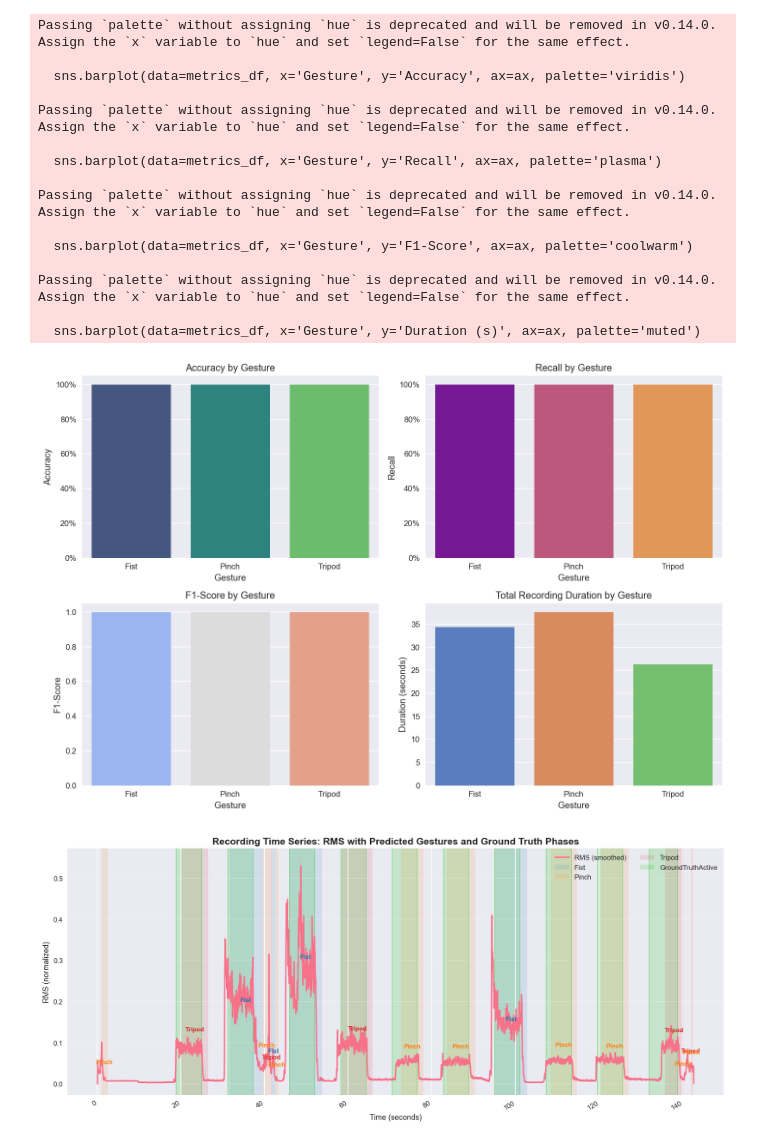
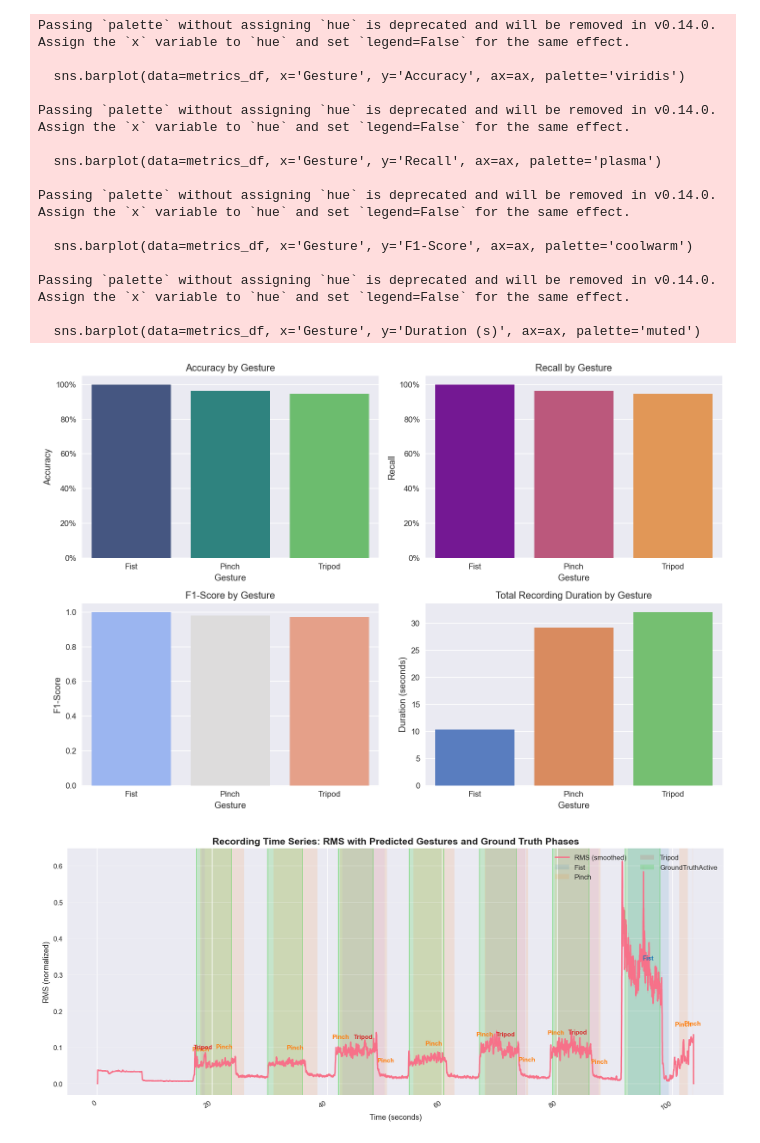
Before and after one commit to PaulZwie/playagain_pipeline, a Jupyter notebook: playagain_pipeline/performance_assessment/performance_assessment.ipynb, the cells around one changed output. Saved outputs shown, nothing was run; the diff lists cells and outputs as text; code cells hidden in the pictures.

```diff
--- a/playagain_pipeline/performance_assessment/performance_assessment.ipynb
+++ b/playagain_pipeline/performance_assessment/performance_assessment.ipynb
@@ -22,8 +22,8 @@ CANONICAL_LABELS = ["Rest", "Fist", "Pinch", "Tripod"]  # display order
 
 # ── Select specific recording to analyse ──────────────────────────────────────
 # Set the subject and session folder name (without paths)
-TARGET_SUBJECT = "VP_01"
-TARGET_SESSION = "game_2026-03-24_09-00-13"
+TARGET_SUBJECT = "VP_00"
+TARGET_SESSION = "game_2026-03-24_09-38-02"
 
 # Construct paths directly
 session_dir = DATA_ROOT / TARGET_SUBJECT / TARGET_SESSION
@@ -507,17 +507,17 @@ Passing `palette` without assigning `hue` is deprecated and will be removed in v
 Passing `palette` without assigning `hue` is deprecated and will be removed in v0.14.0. Assign the `x` variable to `hue` and set `legend=False` for the same effect.
 
   sns.barplot(data=metrics_df, x='Gesture', y='Accuracy', ax=ax, palette='viridis')
 
 Passing `palette` without assigning `hue` is deprecated and will be removed in v0.14.0. Assign the `x` variable to `hue` and set `legend=False` for the same effect.
 
   sns.barplot(data=metrics_df, x='Gesture', y='Recall', ax=ax, palette='plasma')
 
 Passing `palette` without assigning `hue` is deprecated and will be removed in v0.14.0. Assign the `x` variable to `hue` and set `legend=False` for the same effect.
 
   sns.barplot(data=metrics_df, x='Gesture', y='F1-Score', ax=ax, palette='coolwarm')
 
 Passing `palette` without assigning `hue` is deprecated and will be removed in v0.14.0. Assign the `x` variable to `hue` and set `legend=False` for the same effect.
 
   sns.barplot(data=metrics_df, x='Gesture', y='Duration (s)', ax=ax, palette='muted')
-[figure, old version]
+[figure, new version]
-[figure, old version]
+[figure, new version]
```
Also changed, not shown: parts of 1 cell of this notebook, 8 other files.
